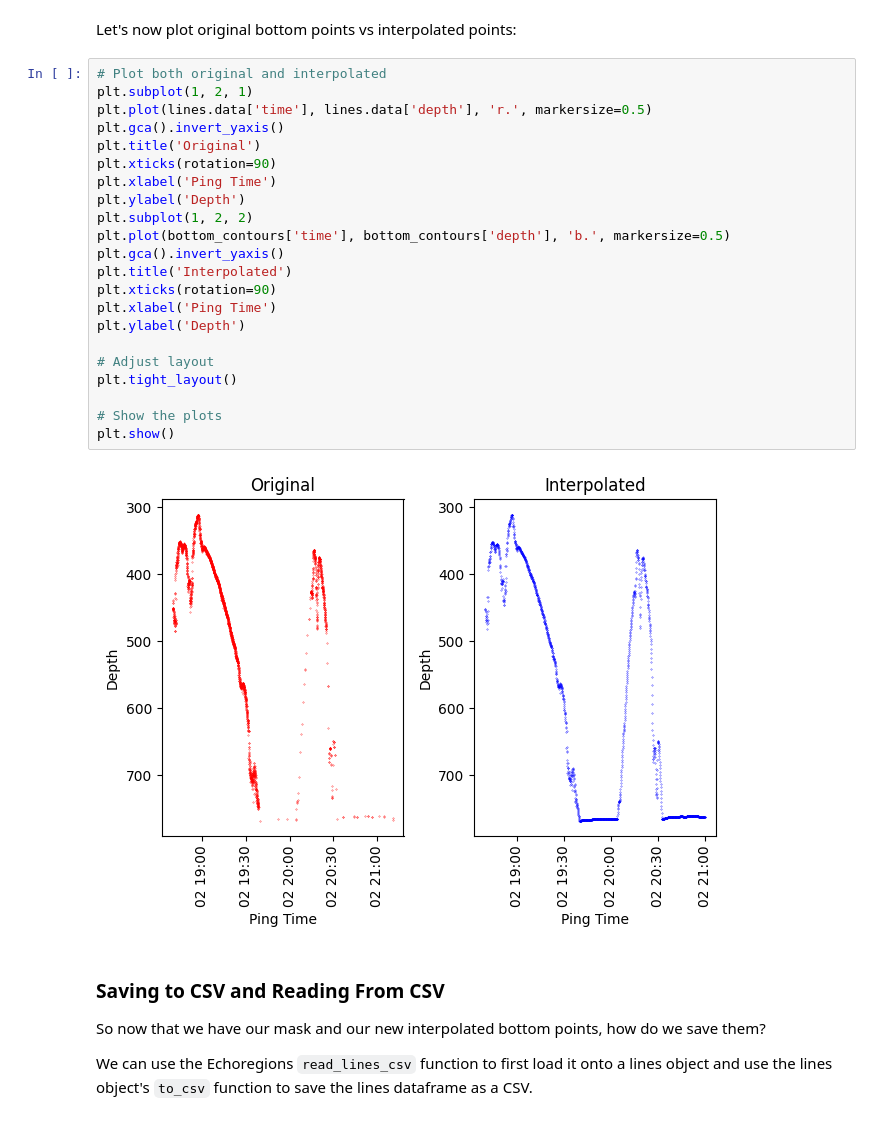
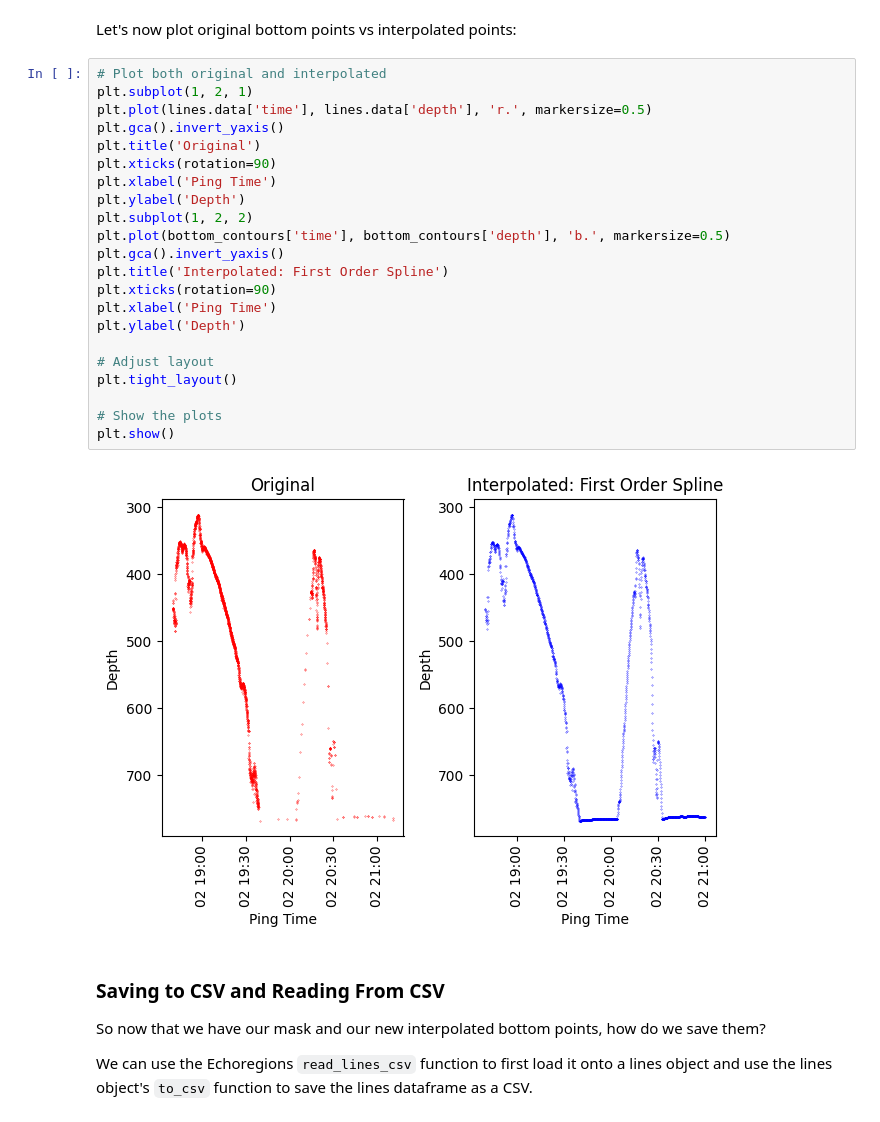
Before and after one commit to OSOceanAcoustics/echoregions, a Jupyter notebook: docs/source/Lines_functionality.ipynb, the cells around one changed output. Cells and saved outputs as stored; diff of their text form.

```diff
--- a/docs/source/Lines_functionality.ipynb
+++ b/docs/source/Lines_functionality.ipynb
@@ -220,27 +220,27 @@ Let's now plot original bottom points vs interpolated points:
 # %%
 # Plot both original and interpolated
 plt.subplot(1, 2, 1)
 plt.plot(lines.data['time'], lines.data['depth'], 'r.', markersize=0.5)
 plt.gca().invert_yaxis()
 plt.title('Original')
 plt.xticks(rotation=90)
 plt.xlabel('Ping Time')
 plt.ylabel('Depth')
 plt.subplot(1, 2, 2)
 plt.plot(bottom_contours['time'], bottom_contours['depth'], 'b.', markersize=0.5)
 plt.gca().invert_yaxis()
-plt.title('Interpolated')
+plt.title('Interpolated: First Order Spline')
 plt.xticks(rotation=90)
 plt.xlabel('Ping Time')
 plt.ylabel('Depth')
 
 # Adjust layout
 plt.tight_layout()
 
 # Show the plots
 plt.show()
 # %% [output]
-[figure, old version]
+[figure, new version]
 # %% [markdown]
 ### Saving to CSV and Reading From CSV
 
```
Also changed, not shown: parts of 3 cells of this notebook, 1 other file.
